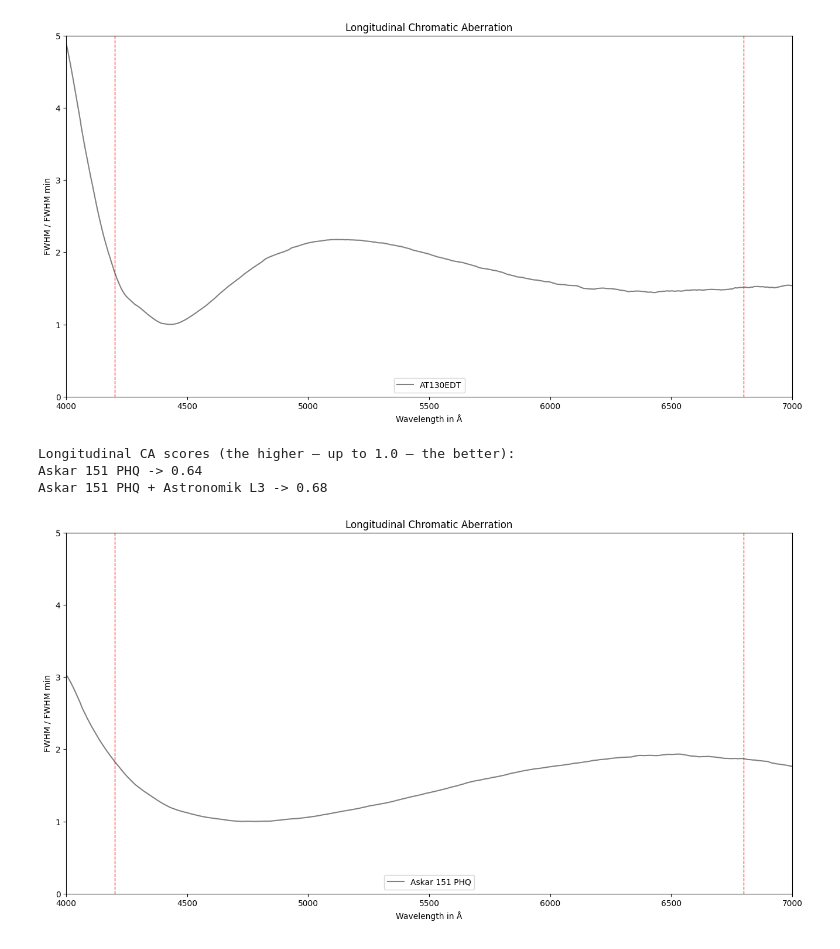
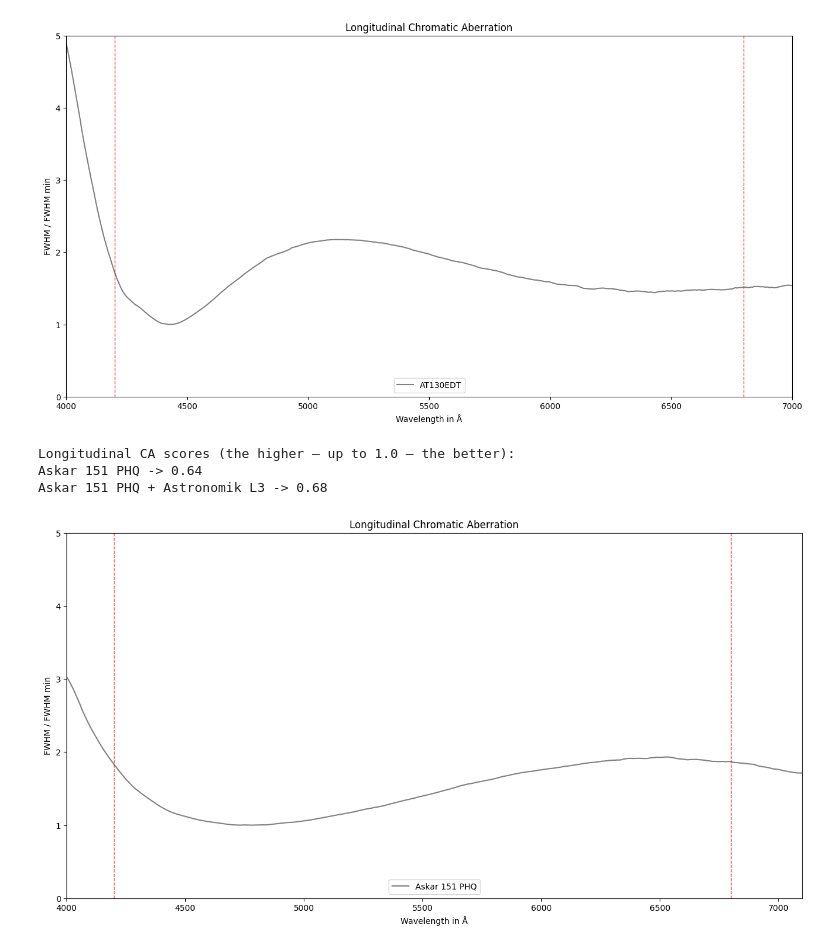
Before and after one commit to jlecomte/chromatic-aberration-estimator, a Jupyter notebook: Estimate-Longitudinal-CA.ipynb, the cells around one changed output. Cells and saved outputs as stored; diff of their text form; code cells hidden in the pictures.

```diff
--- a/Estimate-Longitudinal-CA.ipynb
+++ b/Estimate-Longitudinal-CA.ipynb
@@ -203,40 +211,41 @@ askar151phq_visible_fwhmData = compute_fwhm_data(
   filename="data/Askar151PHQ/alphaPeg.fits",
   ref_wavelength_1_x=546,   # 3948 Å ->  527 pixels
   ref_wavelength_2_x=2560,  # 7032 Å -> 2541 pixels
+  wavelength2=7100,         # 7100 Å
 )
 
 askar151phq_astronomik_l3_fwhmData = compute_fwhm_data(
   filename="data/Askar151PHQ/alphaPeg.fits",
   ref_wavelength_1_x=546,   # 3948 Å ->  527 pixels
   ref_wavelength_2_x=2560,  # 7032 Å -> 2541 pixels
   wavelength1=4200,         # 4200 Å
   wavelength2=6800,         # 6800 Å
 )
 
 # Graph the data...
 
-step = (7000 - 4000) / len(askar151phq_visible_fwhmData)
-xdata = np.arange(4000, 7000, step)
+step = (7100 - 4000) / len(askar151phq_visible_fwhmData)
+xdata = np.arange(4000, 7100, step)
 
 plt.figure(figsize=(16, 8))
 plt.title("Longitudinal Chromatic Aberration")
 plt.plot(xdata, askar151phq_visible_fwhmData, label="Askar 151 PHQ", color='gray')
 plt.xlabel("Wavelength in Å")
 plt.ylabel("FWHM / FWHM min")
-plt.xlim(4000, 7000)
+plt.xlim(4000, 7100)
 plt.ylim(0, 5)
 plt.legend()
 
 plt.axvline(x=4200, color='r', linestyle='--', linewidth=1.0, alpha=0.8)
 plt.axvline(x=6800, color='r', linestyle='--', linewidth=1.0, alpha=0.8);
 
 # Calculate scores...
 
 print("Longitudinal CA scores (the higher — up to 1.0 — the better):")
 print(f"Askar 151 PHQ -> {calculate_score(askar151phq_visible_fwhmData):.2f}")
 print(f"Askar 151 PHQ + Astronomik L3 -> {calculate_score(askar151phq_astronomik_l3_fwhmData):.2f}")
 # %% [output]
 Longitudinal CA scores (the higher — up to 1.0 — the better):
 Askar 151 PHQ -> 0.64
 Askar 151 PHQ + Astronomik L3 -> 0.68
-[figure, old version]
+[figure, new version]
```
Also changed, not shown: parts of 2 cells of this notebook.
